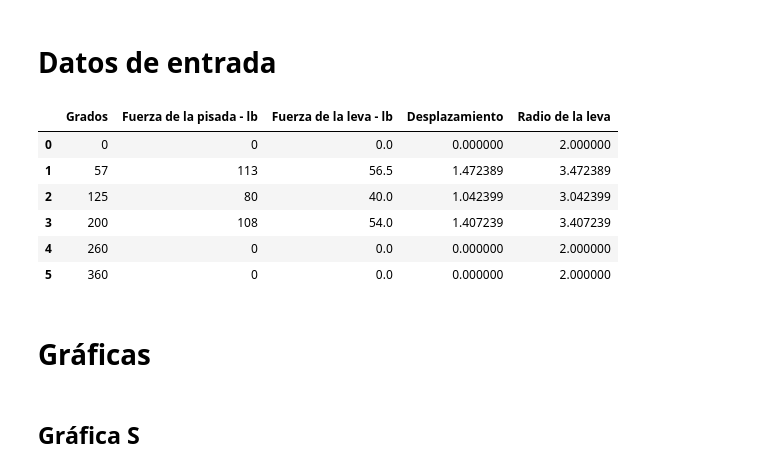
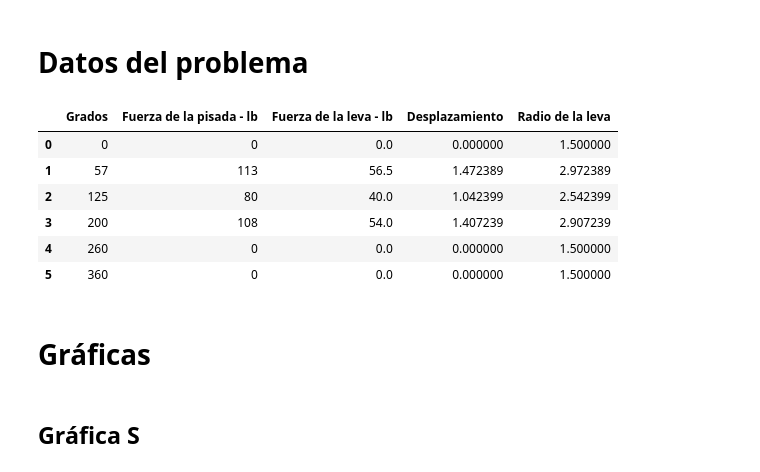
Before and after one commit to linares2ld/LevaMecanica-Graficas-y-Perfil, a Jupyter notebook: Plot-S-V-A-J.ipynb, the cells around one changed output. Drawn from its saved outputs; the diff is of its cells as text; code cells hidden in the pictures.

Commit message:
Se cambió la sección "Datos de entrada", dentro de Plot-S-V-A-J.ipynb, por la sección "Datos del problema", igual que en Perfil_leva.ipynb.

```diff
--- a/Plot-S-V-A-J.ipynb
+++ b/Plot-S-V-A-J.ipynb
@@ -4,4 +4,4 @@ import matplotlib.pyplot as plt
 import camdesign as cd
 import pandas as pd
 # %% [markdown]
-# Datos de entrada
+# Datos del problema
@@ -19,32 +8,34 @@ def RadioLeva(valor):
+# %%
+radio_leva = 1.5
+
+f_pisada = [0, 113, 80, 108, 0, 0]
+grados = [0, 57, 125, 200, 260, 360]
+desplazamiento = [0, 0, 0, 0, 0, 0]
 # %%
-f_pisada = [0, 113, 80, 108, 0, 0]
-grados = [0, 57, 125, 200, 260, 360]
-desplazamiento = [0, 0, 0, 0, 0, 0]
-
 dict = {'Grados':grados,
         'Fuerza de la pisada - lb':f_pisada}
 df_datos = pd.DataFrame(dict)
-df_datos['Fuerza de la leva - lb'] = df_datos['Fuerza de la pisada - lb'].apply(f_leva)
-df_datos['Desplazamiento'] = df_datos['Fuerza de la leva - lb'].apply(Desplazamiento)
-df_datos['Radio de la leva'] = df_datos['Desplazamiento'].apply(RadioLeva)
+df_datos['Fuerza de la leva - lb'] = df_datos['Fuerza de la pisada - lb'].apply(cd.FuerzaLeva)
+df_datos['Desplazamiento'] = df_datos['Fuerza de la leva - lb'].apply(cd.ElevacionSeguidor)
+df_datos['Radio de la leva'] = df_datos['Desplazamiento'].apply(cd.RadioLeva, radio=radio_leva)
 
 df_datos
 # %% [output]
 |  | Grados | Fuerza de la pisada - lb | Fuerza de la leva - lb | Desplazamiento | Radio de la leva |
-| 0 | 0 | 0 | 0.0 | 0.000000 | 2.000000 |
-| 1 | 57 | 113 | 56.5 | 1.472389 | 3.472389 |
-| 2 | 125 | 80 | 40.0 | 1.042399 | 3.042399 |
-| 3 | 200 | 108 | 54.0 | 1.407239 | 3.407239 |
-| 4 | 260 | 0 | 0.0 | 0.000000 | 2.000000 |
-| 5 | 360 | 0 | 0.0 | 0.000000 | 2.000000 |
+| 0 | 0 | 0 | 0.0 | 0.000000 | 1.500000 |
+| 1 | 57 | 113 | 56.5 | 1.472389 | 2.972389 |
+| 2 | 125 | 80 | 40.0 | 1.042399 | 2.542399 |
+| 3 | 200 | 108 | 54.0 | 1.407239 | 2.907239 |
+| 4 | 260 | 0 | 0.0 | 0.000000 | 1.500000 |
+| 5 | 360 | 0 | 0.0 | 0.000000 | 1.500000 |
+# %% [markdown]
+# Gráficas
 # %%
 L1 = df_datos.loc[1,'Desplazamiento']
 L2 = df_datos.loc[2,'Desplazamiento']
 L3 = df_datos.loc[3,'Desplazamiento']
 L1_2 = L1 - L2
 L2_3 = L3 - L2
-# %% [markdown]
-# Gráficas
 # %%
 def GraficaSVAJ(tipo,ejeY,ruta = './img/grafica.png'):
     x = np.linspace(0,0.5, 361)
```
Also changed, not shown: parts of 1 cell of this notebook.
